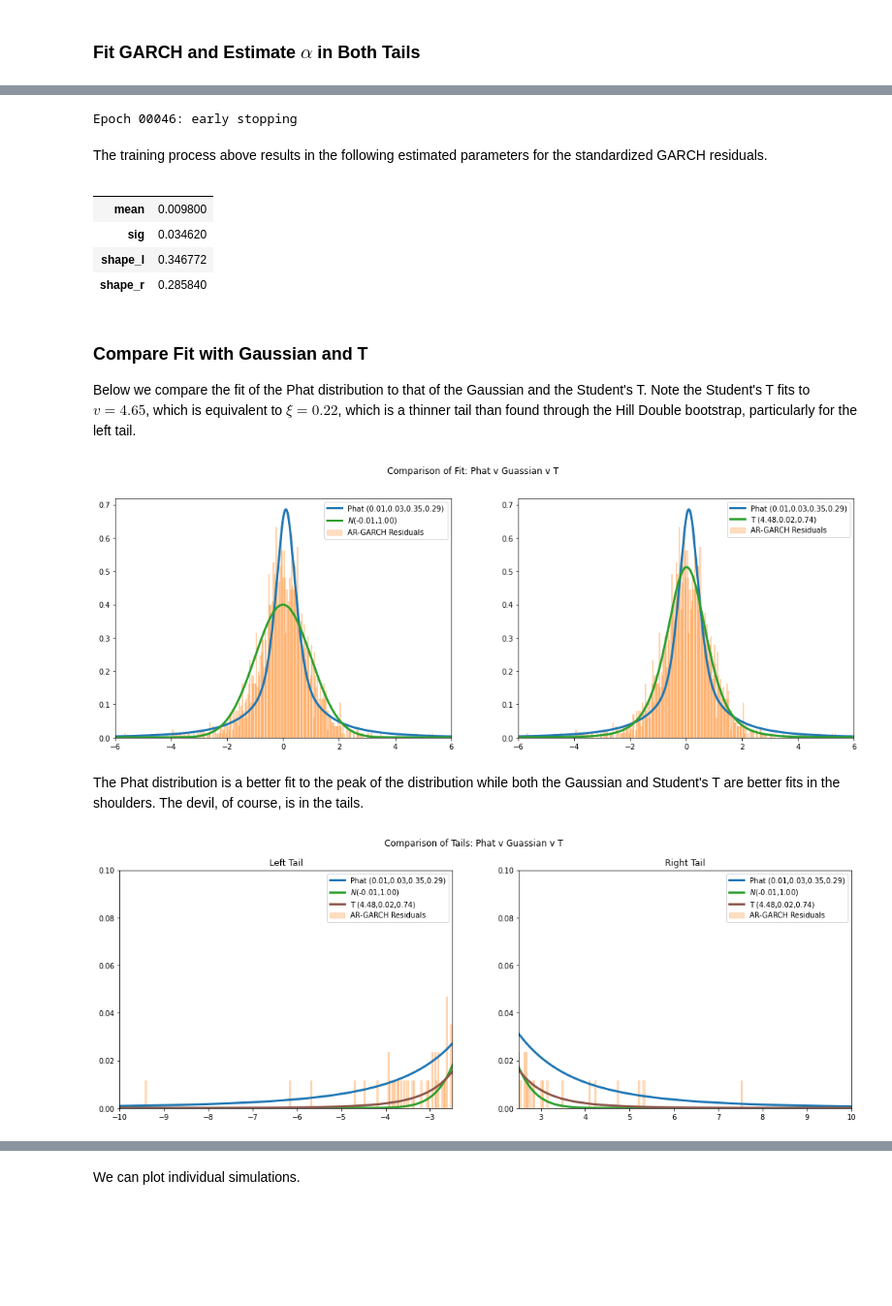
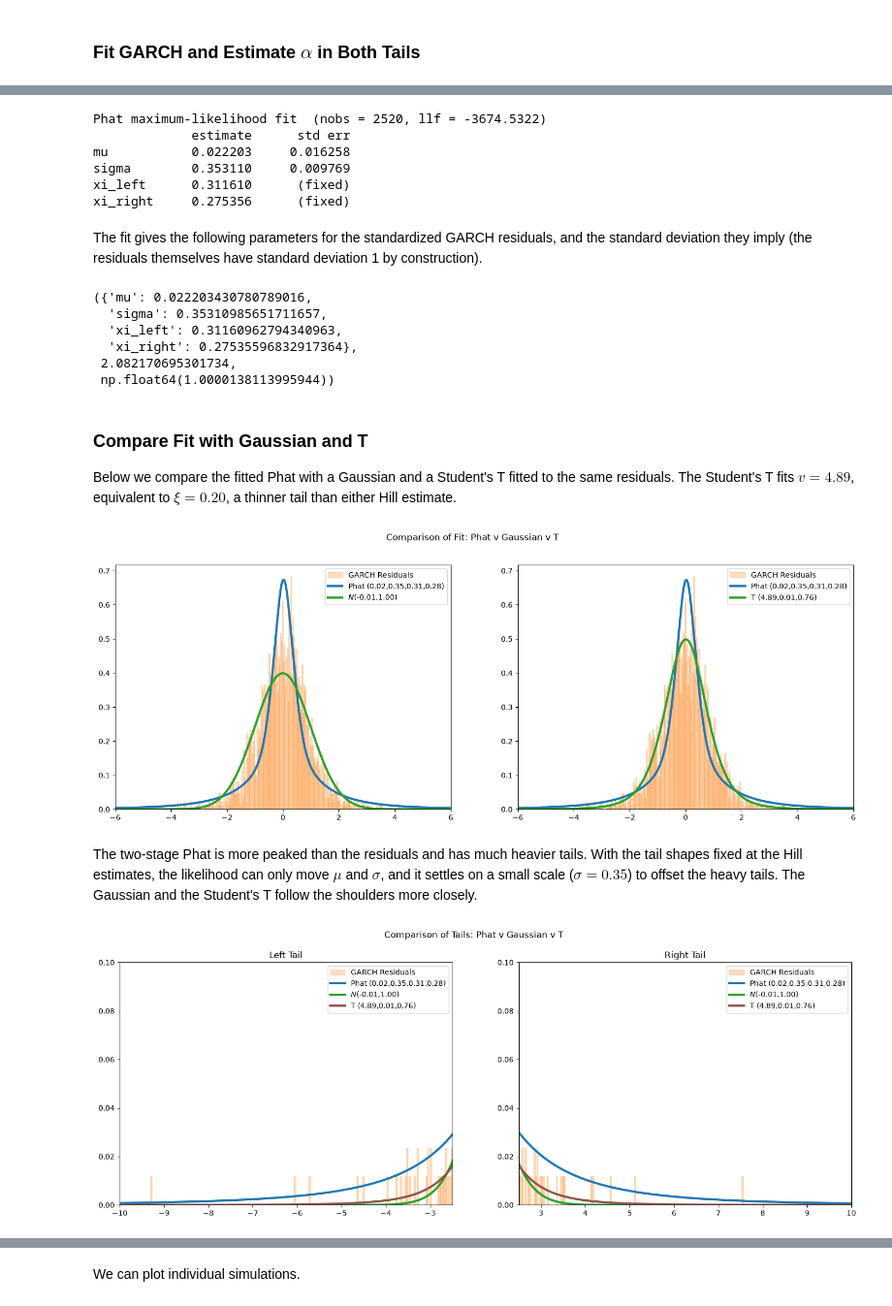
Before and after one commit to rjskene/phat, a Jupyter notebook: docs/notebooks/demo.ipynb, the cells around one changed output, grey strips where cells are left out. Shown at 97% size. Drawn from its saved outputs; the diff is of its cells as text; code cells hidden in the pictures; blank space fills up the shorter version.

```diff
--- a/docs/notebooks/demo.ipynb
+++ b/docs/notebooks/demo.ipynb
@@ -32,55 +31,56 @@ xi_left, xi_right = ph.two_tailed_hill_double_bootstrap(res.std_resid)
 # %%
-data = ph.DataSplit(res.std_resid[2:]/10)
-pnet = ph.PhatNet(neurons=1)
-pnet.compile(
-    loss = ph.PhatLoss(xi_left,xi_right),
-    optimizer = 'adam'
-)
-history = pnet.fit(data.train, validation_data=data.test, epochs=100, verbose=0)
+fit = ph.Phat.fit(res.std_resid, xi_left, xi_right)
+print(fit.summary())
 # %% [output]
-Epoch 00046: early stopping
+Phat maximum-likelihood fit  (nobs = 2520, llf = -3674.5322)
+             estimate      std err
+mu           0.022203     0.016258
+sigma        0.353110     0.009769
+xi_left      0.311610      (fixed)
+xi_right     0.275356      (fixed)
 # %% [markdown]
-The training process above results in the following estimated parameters for the standardized GARCH residuals.
+The fit gives the following parameters for the standardized GARCH residuals, and the standard deviation they imply (the residuals themselves have standard deviation 1 by construction).
 # %%
-pnet.predicted_params()
+fit.all_params, fit.dist.std(), res.std_resid.std()
 # %% [output]
-|  |  |
-| mean | 0.009800 |
-| sig | 0.034620 |
-| shape_l | 0.346772 |
-| shape_r | 0.285840 |
+({'mu': 0.022203430780789016,
+  'sigma': 0.35310985651711657,
+  'xi_left': 0.31160962794340963,
+  'xi_right': 0.27535596832917364},
+ 2.082170695301734,
+ np.float64(1.0000138113995944))
 # %% [markdown]
 ### Compare Fit with Gaussian and T ###
 
-Below we compare the fit of the Phat distribution to that of the Gaussian and the Student's T. Note the Student's T fits to $v=4.65$, which is equivalent to $\xi = 0.22$, which is a thinner tail than found through the Hill Double bootstrap, particularly for the left tail.
+Below we compare the fitted Phat with a Gaussian and a Student's T fitted to the same residuals. The Student's T fits $v = 4.89$, equivalent to $\xi = 0.20$, a thinner tail than either Hill estimate.
 # %%
 import numpy as np
 import scipy.stats as scist
 import matplotlib.pyplot as plt
 
 fig, (ax1, ax2) = plt.subplots(1,2, figsize=(18,6))
-mu, sig, l, r = pnet.predicted_params().values.flatten()
-phatdist = ph.Phat(mu*10, sig*10, l, r)
+mu, sig, l, r = fit.all_params.values()
+phatdist = fit.dist
 
 x = np.linspace(-6,6,1000)
 counts, bins, _ = ax1.hist(
-    data.raw.y*10, bins=500, density=True, fc='C1', ec='C1', alpha=.25,
-    label='AR-GARCH Residuals'
+    res.std_resid, bins=500, density=True, fc='C1', ec='C1', alpha=.25,
+    label='GARCH Residuals'
 )
 ax1.plot(x, phatdist.pdf(x), lw=3, c='C0', label=f'Phat ({mu:.2f},{sig:.2f},{l:.2f},{r:.2f})')
 
-norm_params = scist.norm.fit(data.raw.y*10)
+norm_params = scist.norm.fit(res.std_resid)
 norm_label = ','.join([f'{p:.2f}' for p in norm_params])
 ax1.plot(x, scist.norm(*norm_params).pdf(x), c='C2', lw=3, label=r'$N$' f'({norm_label})')
 ax1.set_xlim(-6, 6)
 
 counts, bins, _ = ax2.hist(
-    data.raw.y*10, bins=500, density=True, fc='C1', ec='C1', alpha=.25,
-    label='AR-GARCH Residuals'
+    res.std_resid, bins=500, density=True, fc='C1', ec='C1', alpha=.25,
+    label='GARCH Residuals'
 )
 ax2.plot(x, phatdist.pdf(x), lw=3, c='C0', label=f'Phat ({mu:.2f},{sig:.2f},{l:.2f},{r:.2f})')
 
-t_params = scist.t.fit(data.raw.y*10)
+t_params = scist.t.fit(res.std_resid)
 t_label = ','.join([f'{p:.2f}' for name, p in zip([r'$v$', 'loc', 'scale'], t_params)])
 ax2.plot(x, scist.t(*t_params).pdf(x), c='C2', lw=3, label=f'T ({t_label})')
 ax2.set_xlim(-6, 6)
@@ -88,53 +88,53 @@ ax2.set_xlim(-6, 6)
 ax1.legend()
 ax2.legend()
 
-plt.suptitle('Comparison of Fit: Phat v Guassian v T')
+plt.suptitle('Comparison of Fit: Phat v Gaussian v T')
 
 plt.show()
 # %% [output]
-[figure, old version]
+[figure, new version]
 # %% [markdown]
-The Phat distribution is a better fit to the peak of the distribution while both the Gaussian and Student's T are better fits in the shoulders. The devil, of course, is in the tails.
+The two-stage Phat is more peaked than the residuals and has much heavier tails. With the tail shapes fixed at the Hill estimates, the likelihood can only move $\mu$ and $\sigma$, and it settles on a small scale ($\sigma = 0.35$) to offset the heavy tails. The Gaussian and the Student's T follow the shoulders more closely.
 # %%
 fig, (ax1, ax2) = plt.subplots(1,2, figsize=(18,6))
-mu, sig, l, r = pnet.predicted_params().values.flatten()
-phatdist = ph.Phat(mu*10, sig*10, l, r)
+mu, sig, l, r = fit.all_params.values()
+phatdist = fit.dist
 
 x = np.linspace(-10,-2,1000)
 counts, bins, _ = ax1.hist(
-    data.raw.y*10, bins=500, density=True, fc='C1', ec='C1', alpha=.25,
-    label='AR-GARCH Residuals'
+    res.std_resid, bins=500, density=True, fc='C1', ec='C1', alpha=.25,
+    label='GARCH Residuals'
 )
 ax1.plot(x, phatdist.pdf(x), lw=3, c='C0', label=f'Phat ({mu:.2f},{sig:.2f},{l:.2f},{r:.2f})')
 
-norm_params = scist.norm.fit(data.raw.y*10)
+norm_params = scist.norm.fit(res.std_resid)
 norm_label = ','.join([f'{p:.2f}' for p in norm_params])
-t_params = scist.t.fit(data.raw.y*10)
+t_params = scist.t.fit(res.std_resid)
 t_label = ','.join([f'{p:.2f}' for name, p in zip([r'$v$', 'loc', 'scale'], t_params)])
 
 ax1.plot(x, scist.norm(*norm_params).pdf(x), c='C2', lw=3, label=r'$N$' f'({norm_label})')
 ax1.plot(x, scist.t(*t_params).pdf(x), c='C5', lw=3, label=f'T ({t_label})')
 ax1.set_xlim(-10,-2.5)
 ax1.set_ylim(0,.1)
 
 x = np.linspace(2,10,1000)
 counts, bins, _ = ax2.hist(
-    data.raw.y*10, bins=500, density=True, fc='C1', ec='C1', alpha=.25,
-    label='AR-GARCH Residuals'
+    res.std_resid, bins=500, density=True, fc='C1', ec='C1', alpha=.25,
+    label='GARCH Residuals'
 )
 ax2.plot(x, phatdist.pdf(x), lw=3, c='C0', label=f'Phat ({mu:.2f},{sig:.2f},{l:.2f},{r:.2f})')
 ax2.plot(x, scist.norm(*norm_params).pdf(x), c='C2', lw=3, label=r'$N$' f'({norm_label})')
 ax2.plot(x, scist.t(*t_params).pdf(x), c='C5', lw=3, label=f'T ({t_label})')
 ax2.set_xlim(2.5,10)
 ax2.set_ylim(0,.1)
 
 ax1.legend()
 ax2.legend()
 ax1.set_title('Left Tail')
 ax2.set_title('Right Tail')
 
-plt.suptitle('Comparison of Tails: Phat v Guassian v T')
+plt.suptitle('Comparison of Tails: Phat v Gaussian v T')
 
 plt.show()
 # %% [output]
-[figure, old version]
+[figure, new version]
```
Also changed, not shown: parts of 13 cells of this notebook, 8 other files.
